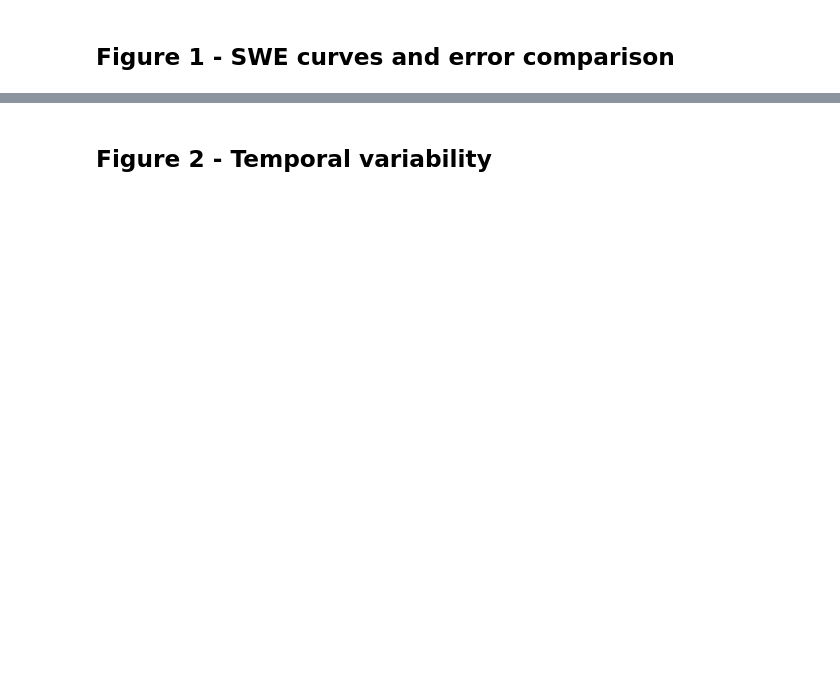
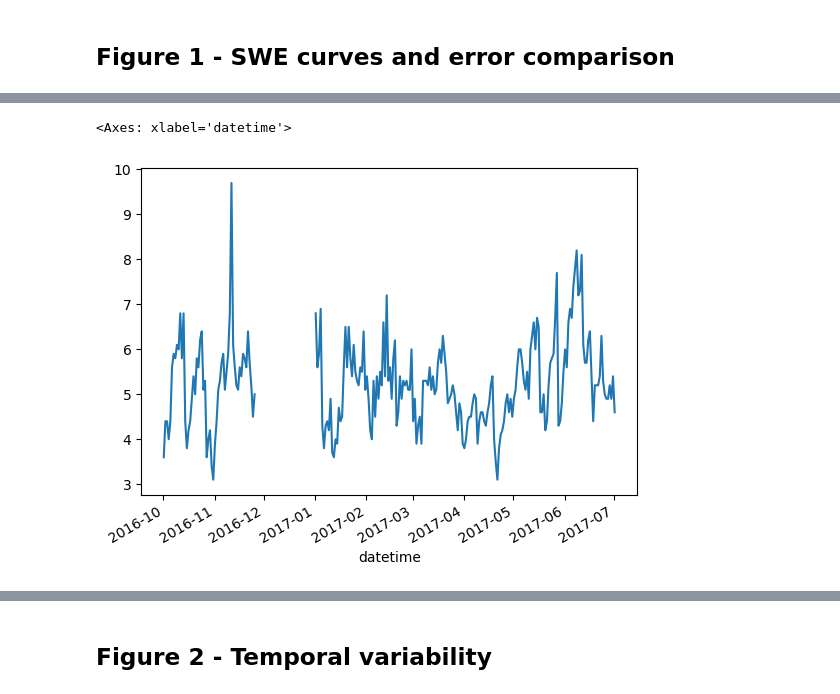
Before and after one commit to rpalomaki/SWE_error_analysis, a Jupyter notebook: ross_sandbox.ipynb, the cells around one changed output, grey strips where cells are left out. Drawn from its saved outputs; the diff is of its cells as text; code cells hidden in the pictures; blank space fills up the shorter version.

```diff
--- a/ross_sandbox.ipynb
+++ b/ross_sandbox.ipynb
@@ -279,0 +278,5 @@ fig.savefig('fig1_all_but_ion.png', dpi=300)
+# %%
+trial['ion_tec'].plot()
+# %% [output]
+<Axes: xlabel='datetime'>
+[figure, added]
```
Also changed, not shown: parts of 8 cells of this notebook.
